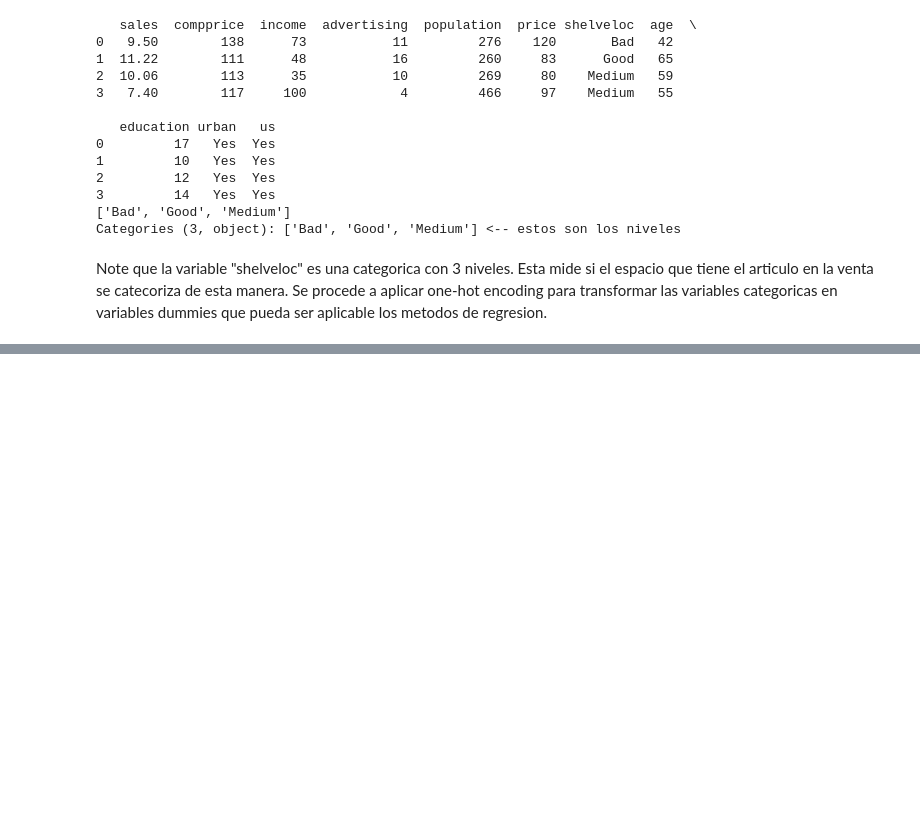
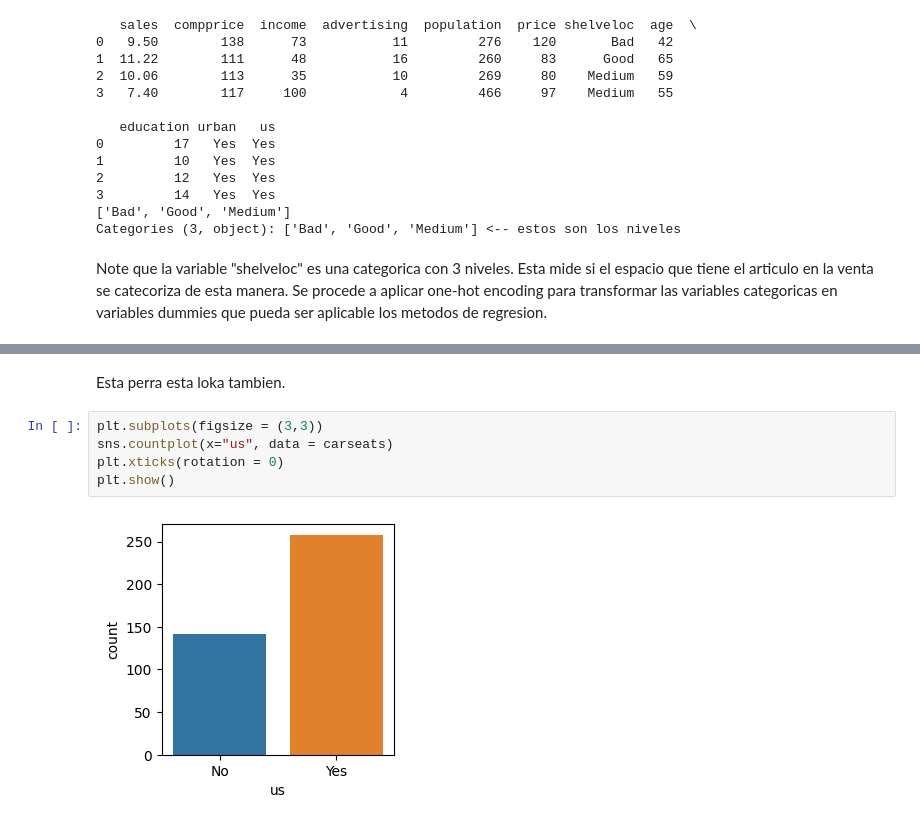
Before and after one commit to JhonatanSmith/LabsISLP, a Jupyter notebook: Smith/Chapter 3/Lab chapter 3.ipynb, the cells around one changed output, grey strips where cells are left out. Cells and saved outputs as stored; diff of their text form; blank space fills up the shorter version.

```diff
--- a/Smith/Chapter 3/Lab chapter 3.ipynb
+++ b/Smith/Chapter 3/Lab chapter 3.ipynb
@@ -595,0 +644,9 @@ Se procede a aplicar one-hot encoding para transformar las variables categoricas
+# %% [markdown]
+Esta perra esta loka tambien.
+# %%
+plt.subplots(figsize = (3,3))
+sns.countplot(x="us", data = carseats)
+plt.xticks(rotation = 0)
+plt.show()
+# %% [output]
+[figure, added]
```
Also changed, not shown: parts of 46 cells of this notebook, 1 other file.
